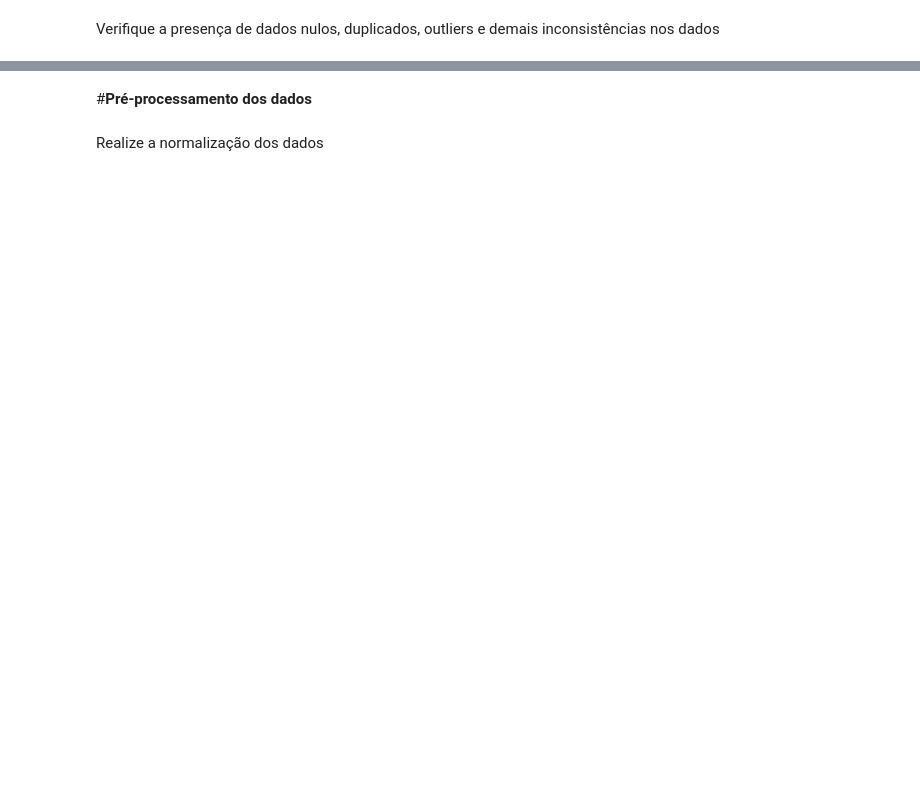
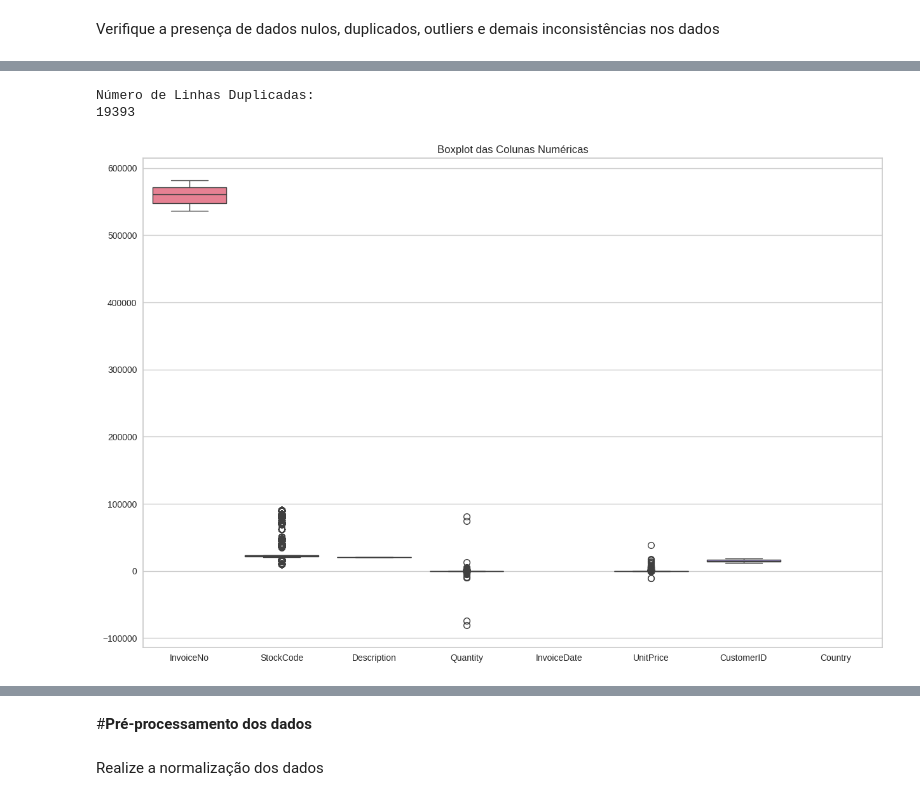
Before and after one commit to CaioEnzo23/Modelo-de-an-lise-das-m-tricas-RFV, a Jupyter notebook: Desafio_7.ipynb, the cells around one changed output, grey strips where cells are left out. Cells and saved outputs as stored; diff of their text form; code cells hidden in the pictures; blank space fills up the shorter version.

```diff
--- a/Desafio_7.ipynb
+++ b/Desafio_7.ipynb
@@ -62,0 +190,13 @@ nos dados
+# %%
+print("\nNúmero de Linhas Duplicadas:")
+print(df.duplicated().sum())
+# %% [output]
+Número de Linhas Duplicadas:
+19393
+# %%
+plt.figure(figsize=(15, 10))
+sns.boxplot(data=df)
+plt.title('Boxplot das Colunas Numéricas')
+plt.show()
+# %% [output]
+[figure, added]
```
Also changed, not shown: parts of 89 cells of this notebook.
